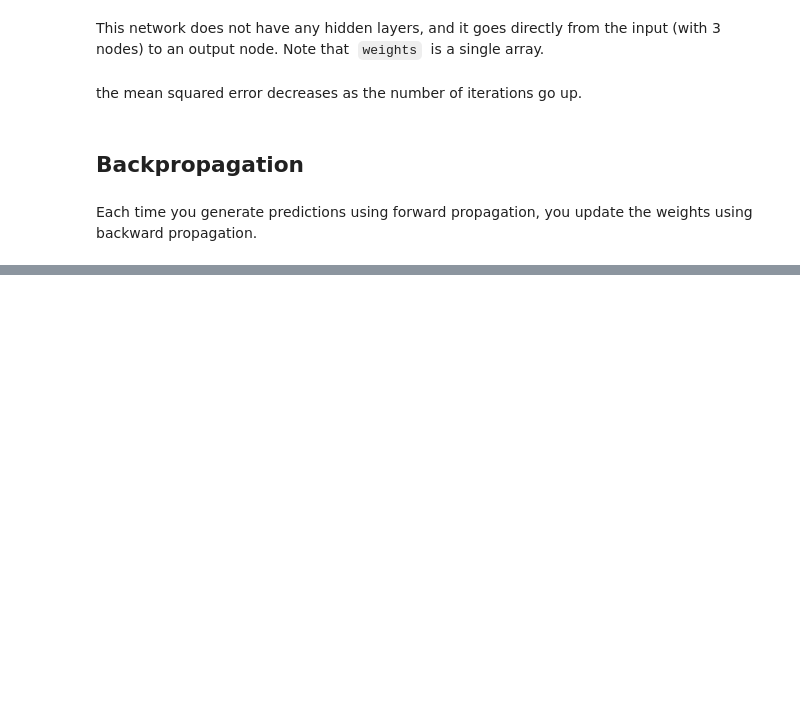
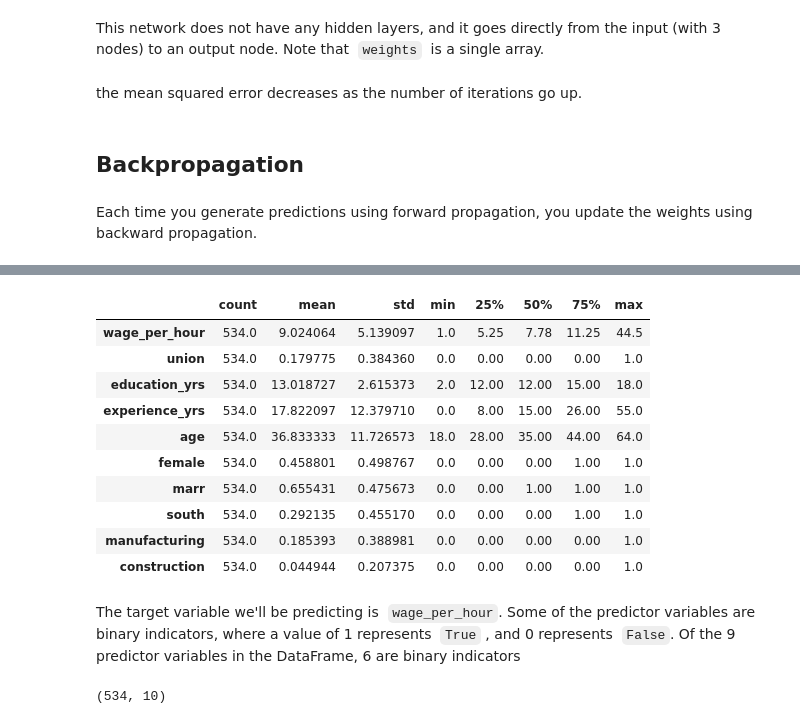
Before and after one commit to VictorOmondi1997/Introduction-to-Deep-Learning-in-Python, a Jupyter notebook: Introduction to Deep Learning in Python.ipynb, the cells around one changed output, grey strips where cells are left out. Saved outputs shown, nothing was run; the diff lists cells and outputs as text; code cells hidden in the pictures; blank space fills up the shorter version.

```diff
--- a/Introduction to Deep Learning in Python.ipynb
+++ b/Introduction to Deep Learning in Python.ipynb
@@ -432,0 +470,20 @@ Each time you generate predictions using forward propagation, you update the wei
+# %%
+wages.describe().T
+# %% [output]
+|  | count | mean | std | min | 25% | 50% | 75% | max |
+| wage_per_hour | 534.0 | 9.024064 | 5.139097 | 1.0 | 5.25 | 7.78 | 11.25 | 44.5 |
+| union | 534.0 | 0.179775 | 0.384360 | 0.0 | 0.00 | 0.00 | 0.00 | 1.0 |
+| education_yrs | 534.0 | 13.018727 | 2.615373 | 2.0 | 12.00 | 12.00 | 15.00 | 18.0 |
+| experience_yrs | 534.0 | 17.822097 | 12.379710 | 0.0 | 8.00 | 15.00 | 26.00 | 55.0 |
+| age | 534.0 | 36.833333 | 11.726573 | 18.0 | 28.00 | 35.00 | 44.00 | 64.0 |
+| female | 534.0 | 0.458801 | 0.498767 | 0.0 | 0.00 | 0.00 | 1.00 | 1.0 |
+| marr | 534.0 | 0.655431 | 0.475673 | 0.0 | 0.00 | 1.00 | 1.00 | 1.0 |
+| south | 534.0 | 0.292135 | 0.455170 | 0.0 | 0.00 | 0.00 | 1.00 | 1.0 |
+| manufacturing | 534.0 | 0.185393 | 0.388981 | 0.0 | 0.00 | 0.00 | 0.00 | 1.0 |
+| construction | 534.0 | 0.044944 | 0.207375 | 0.0 | 0.00 | 0.00 | 0.00 | 1.0 |
+# %% [markdown]
+The target variable we'll be predicting is  `wage_per_hour`. Some of the predictor variables are binary indicators, where a value of 1 represents  `True` , and 0 represents  `False`. Of the 9 predictor variables in the DataFrame, 6 are binary indicators
+# %%
+wages.shape
+# %% [output]
+(534, 10)
```
Also changed, not shown: parts of 43 cells of this notebook, 3 other files.
